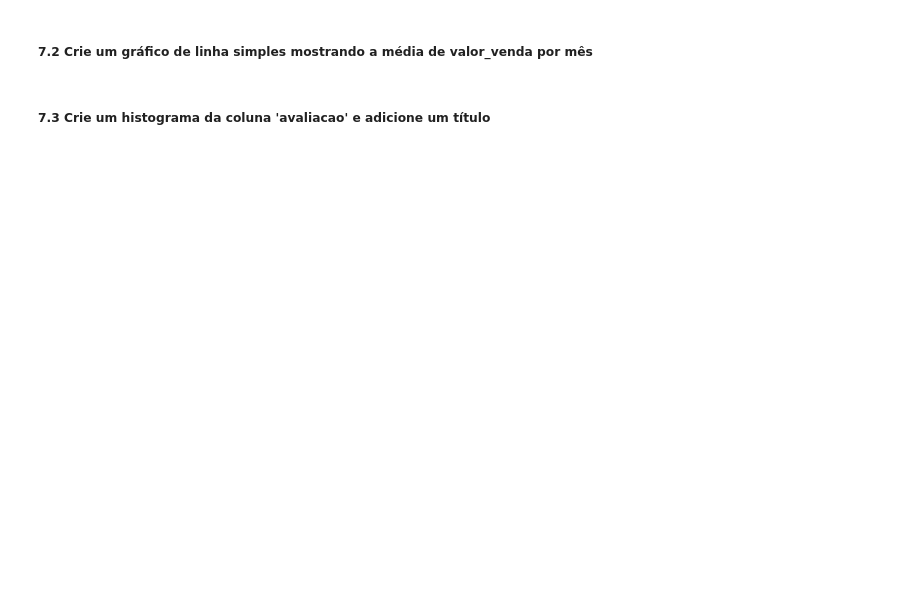
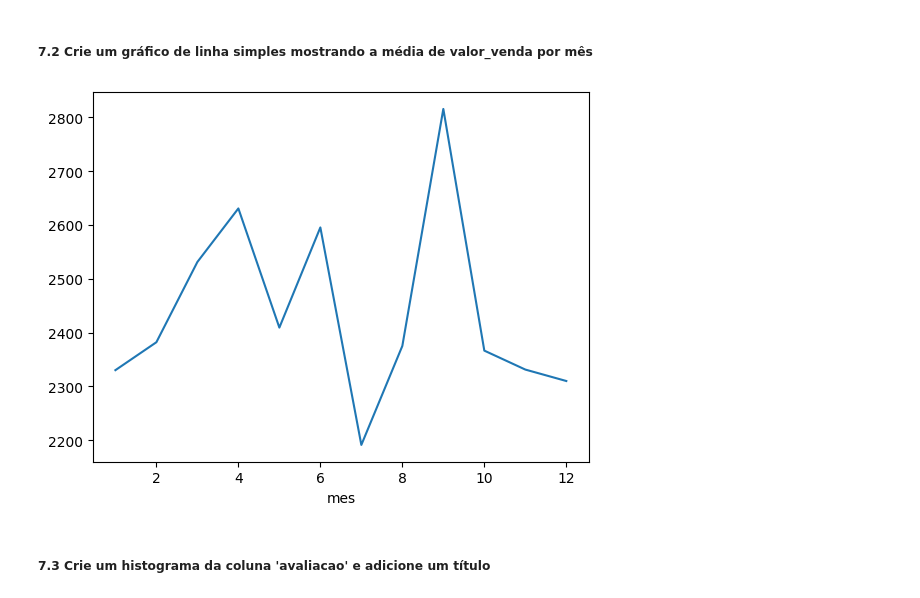
Before and after one commit to fernandooliveira123/2_etapa_lads, a Jupyter notebook: desafio_2_etapa.ipynb, the cells around one changed output. Drawn from its saved outputs; the diff is of its cells as text; code cells hidden in the pictures; blank space fills up the shorter version.

```diff
--- a/desafio_2_etapa.ipynb
+++ b/desafio_2_etapa.ipynb
@@ -1360,7 +1462,15 @@ Agora é sua vez de praticar a criação de gráficos com Pandas:
 # %% [markdown]
 ##### 7.2 Crie um gráfico de linha simples mostrando a média de valor_venda por mês
 # %%
-# SEU CÓDIGO AQUI
+import matplotlib.pyplot as plt
+df_vendas['data'] = pd.to_datetime(df_vendas['data'])
+df_vendas['mes'] = df_vendas['data'].dt.month
+media_mensal = df_vendas.groupby('mes')['valor_venda'].mean()
+media_mensal.plot(kind='line')
+
+plt.show()
+# %% [output]
+[figure, added]
 # %% [markdown]
 ##### 7.3 Crie um histograma da coluna 'avaliacao' e adicione um título
 # %%
```
Also changed, not shown: parts of 17 cells of this notebook.
